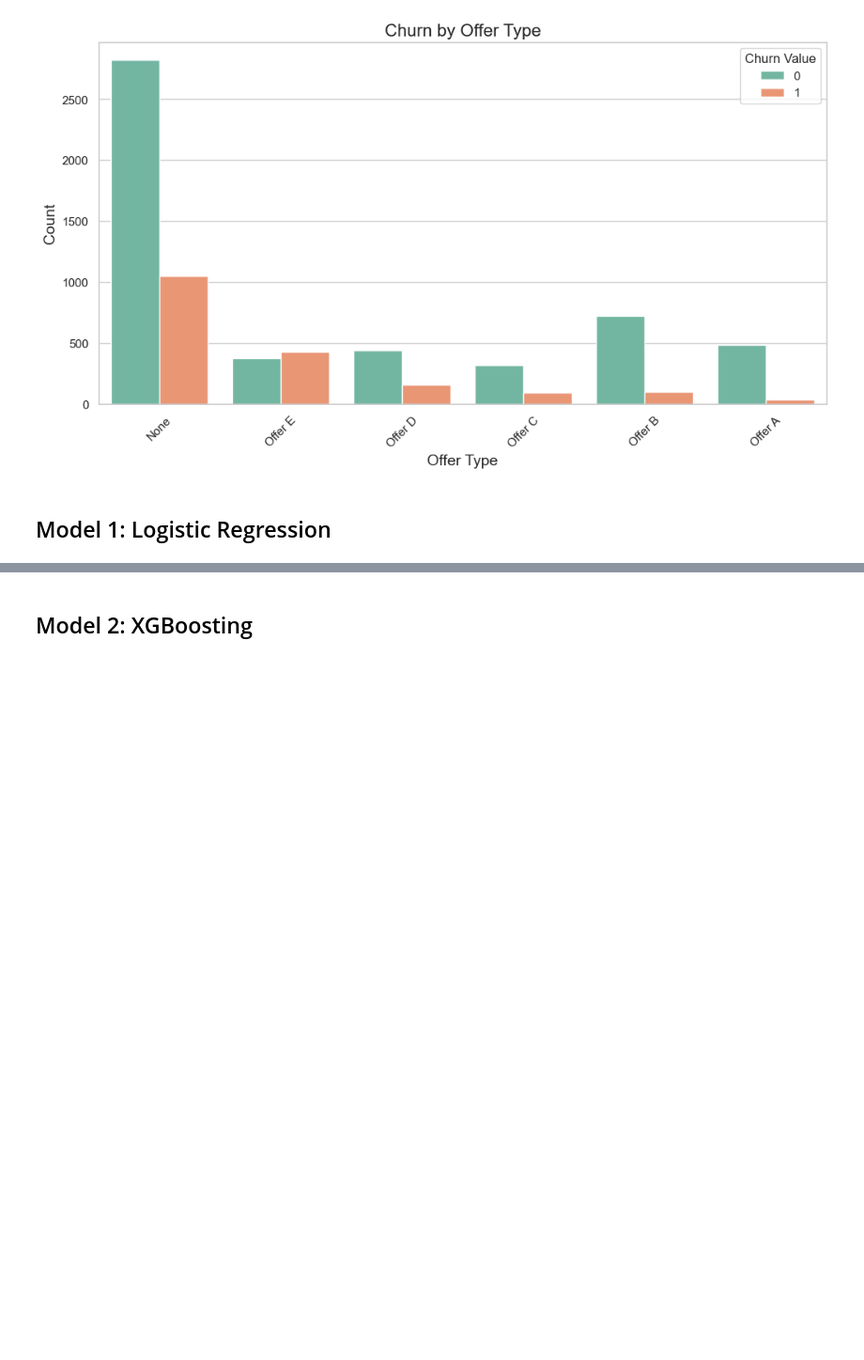
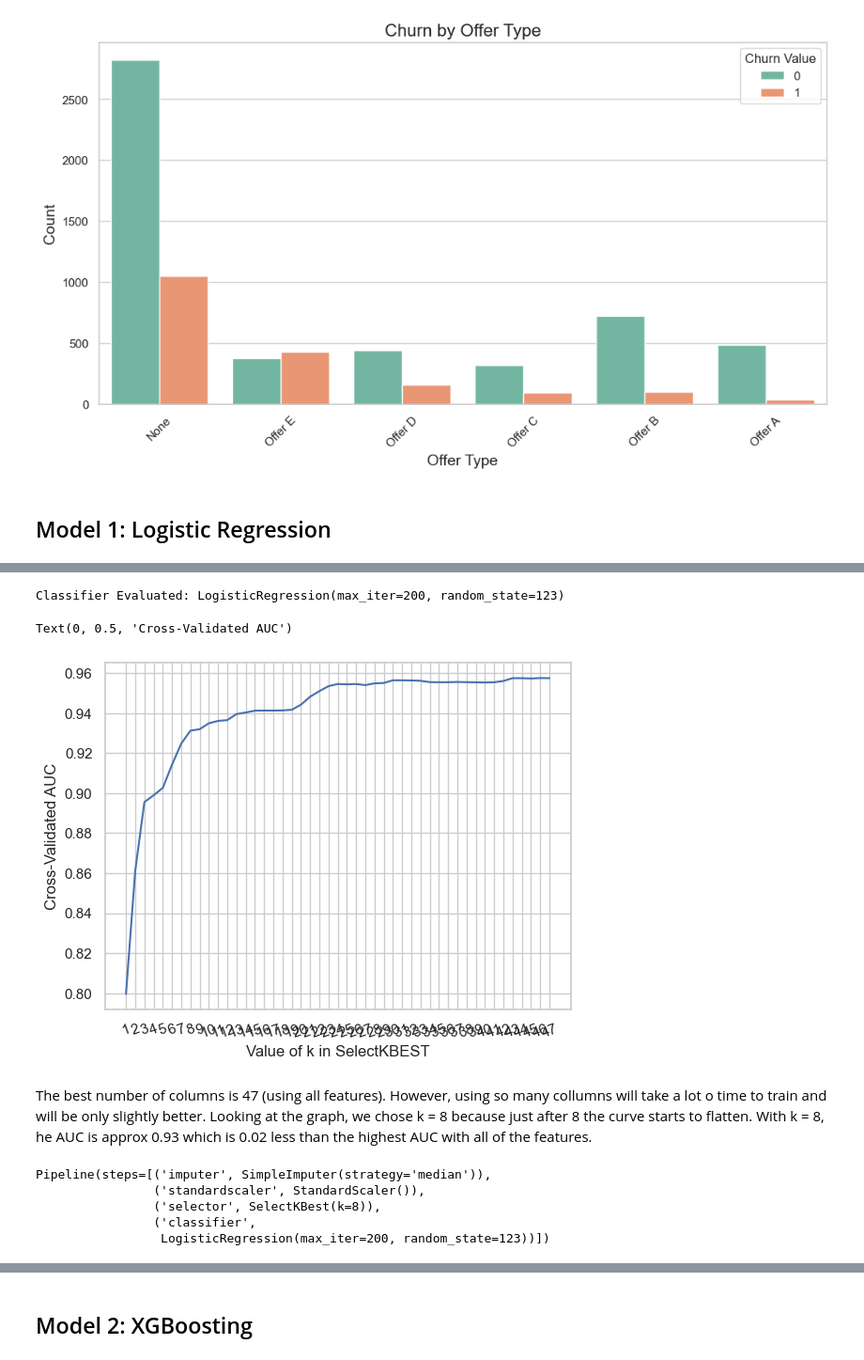
Before and after one commit to Flebor/ML_MINT, a Jupyter notebook: ChurnPred.ipynb, the cells around one changed output, grey strips where cells are left out. Shown at 94% size. Drawn from its saved outputs; the diff is of its cells as text; code cells hidden in the pictures; blank space fills up the shorter version.

```diff
--- a/ChurnPred.ipynb
+++ b/ChurnPred.ipynb
@@ -580,0 +717,9 @@ plt.xticks(rotation=45)
+# %%
+# Separating the dataset into train and test
+X = lrtelco.drop(['Churn Value'], axis=1)
+y = lrtelco['Churn Value'].astype('int')
+
+X_train, X_test, y_train, y_test = train_test_split(X,
+                                                    y,
+                                                    test_size=0.25,
+                                                    random_state=222)
@@ -580,0 +730,34 @@ plt.xticks(rotation=45)
+# %%
+# Select the algorithm to train
+classifier = LogisticRegression(solver='lbfgs', max_iter=200, random_state=123)
+# %%
+print('Classifier Evaluated: {}'.format(classifier))
+
+k_range = list(range(1, len(X.columns)))
+k_scores = []
+
+for k in k_range:
+    example_pipe = Pipeline(steps=[
+        ('imputer', SimpleImputer(strategy='median')),          # Imputing missing values with the median
+        ('standardscaler', StandardScaler()),                   # Scaling the data using StandardScaler
+        ('selector', SelectKBest(k=k)),                         # Selects the best k features of our dataset
+        ('classifier', classifier)])
+    score = cross_val_score(example_pipe, X, y, cv=5, scoring='roc_auc').mean()    # Cross val using 5 folds and the score metric is set to AUC
+    k_scores.append(score)
+
+k_scores_df = pd.DataFrame({
+    'k_range': k_range,
+    'k_scores':k_scores
+})
+
+# Plotting the AUC across the different k values
+plt.plot(k_range, k_scores)
+plt.xlabel('Value of k in SelectKBEST')
+plt.xticks(k_range, rotation=20)
+plt.ylabel('Cross-Validated AUC')
+# %% [output]
+Classifier Evaluated: LogisticRegression(max_iter=200, random_state=123)
+Text(0, 0.5, 'Cross-Validated AUC')
+[figure, added]
+# %% [markdown]
+The best number of columns is 47 (using all features). However, using so many collumns will take a lot o time to train and will be only slightly better. Looking at the graph, we chose k = 8 because just after 8 the curve starts to flatten. With k = 8, he AUC is approx 0.93 which is 0.02 less than the highest AUC with all of the features.
@@ -580,0 +775,8 @@ plt.xticks(rotation=45)
+# %%
+pipe
+# %% [output]
+Pipeline(steps=[('imputer', SimpleImputer(strategy='median')),
+                ('standardscaler', StandardScaler()),
+                ('selector', SelectKBest(k=8)),
+                ('classifier',
+                 LogisticRegression(max_iter=200, random_state=123))])
```
Also changed, not shown: parts of 53 cells of this notebook, 1 other file.
